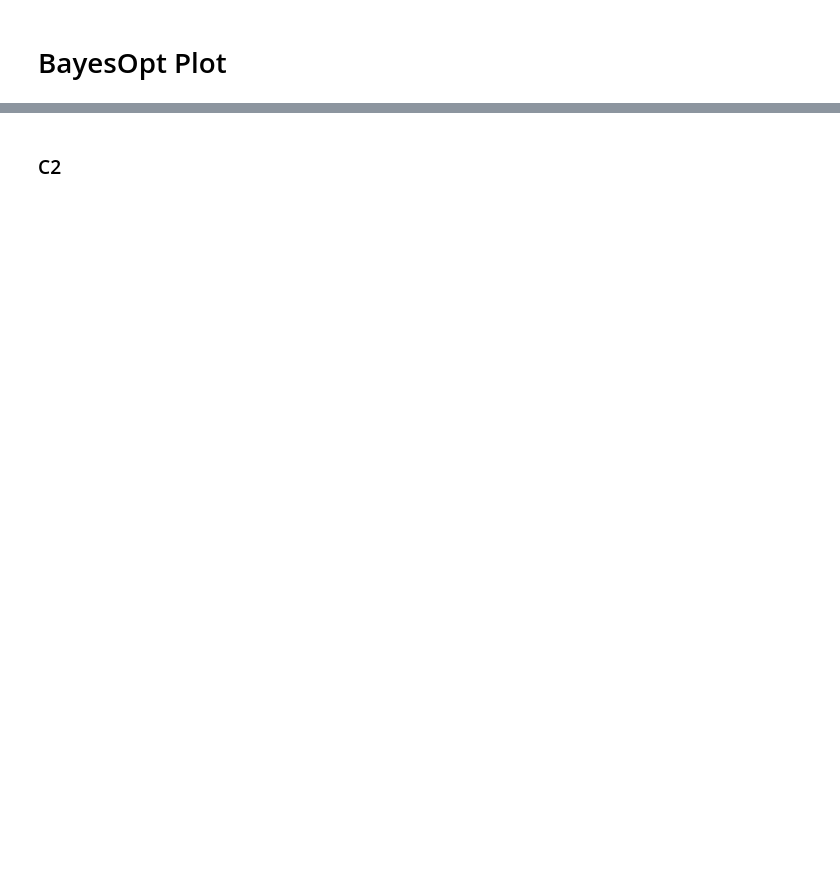
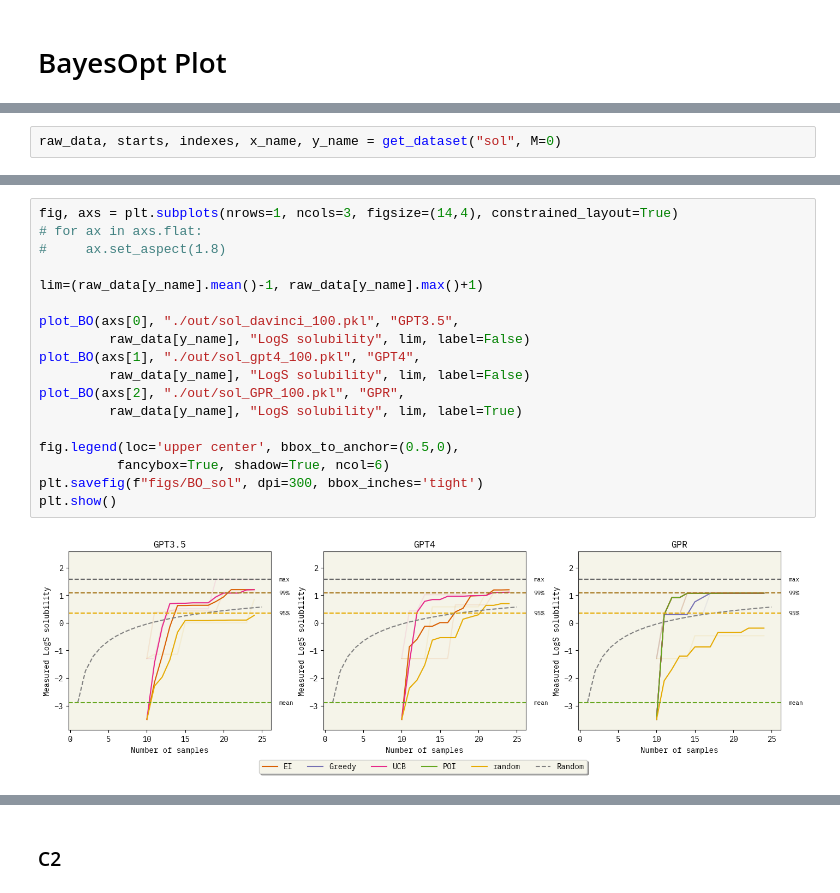
Before and after one commit to ur-whitelab/BO-LIFT, a Jupyter notebook: paper/BO_experiments.ipynb, the cells around one changed output, grey strips where cells are left out. Drawn from its saved outputs; the diff is of its cells as text; blank space fills up the shorter version.

```diff
--- a/paper/BO_experiments.ipynb
+++ b/paper/BO_experiments.ipynb
@@ -172,0 +634,2 @@ def plot_BO(ax, data_file, title, data, axis_name, lim=None, data_file_random=No
+# %%
+raw_data, starts, indexes, x_name, y_name = get_dataset("sol", M=0)
@@ -172,0 +645,20 @@ def plot_BO(ax, data_file, title, data, axis_name, lim=None, data_file_random=No
+# %%
+fig, axs = plt.subplots(nrows=1, ncols=3, figsize=(14,4), constrained_layout=True)
+# for ax in axs.flat:
+#     ax.set_aspect(1.8)
+
+lim=(raw_data[y_name].mean()-1, raw_data[y_name].max()+1)
+
+plot_BO(axs[0], "./out/sol_davinci_100.pkl", "GPT3.5",
+         raw_data[y_name], "LogS solubility", lim, label=False)
+plot_BO(axs[1], "./out/sol_gpt4_100.pkl", "GPT4",
+         raw_data[y_name], "LogS solubility", lim, label=False)
+plot_BO(axs[2], "./out/sol_GPR_100.pkl", "GPR",
+         raw_data[y_name], "LogS solubility", lim, label=True)
+
+fig.legend(loc='upper center', bbox_to_anchor=(0.5,0),
+          fancybox=True, shadow=True, ncol=6)
+plt.savefig(f"figs/BO_sol", dpi=300, bbox_inches='tight')
+plt.show()
+# %% [output]
+[figure, added]
```
Also changed, not shown: parts of 68 cells of this notebook.
